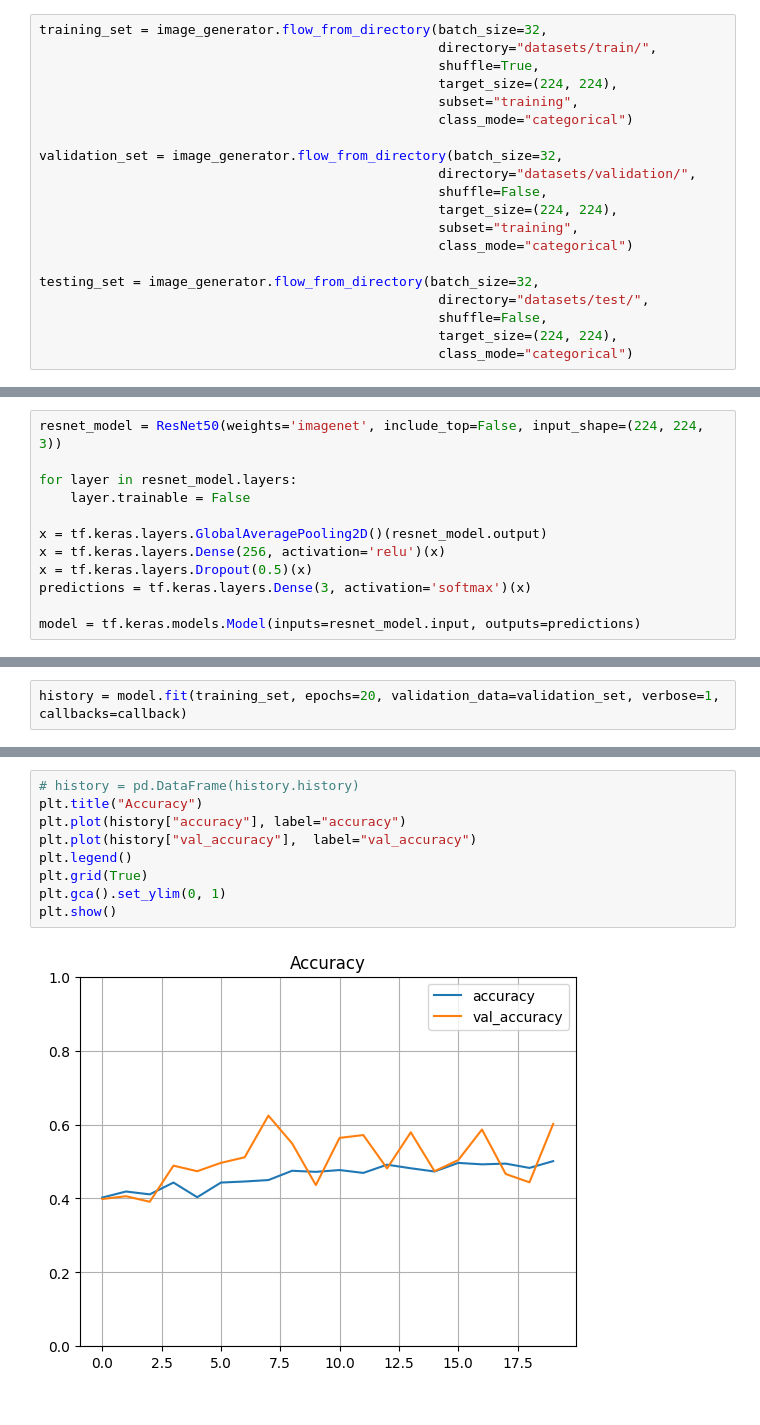
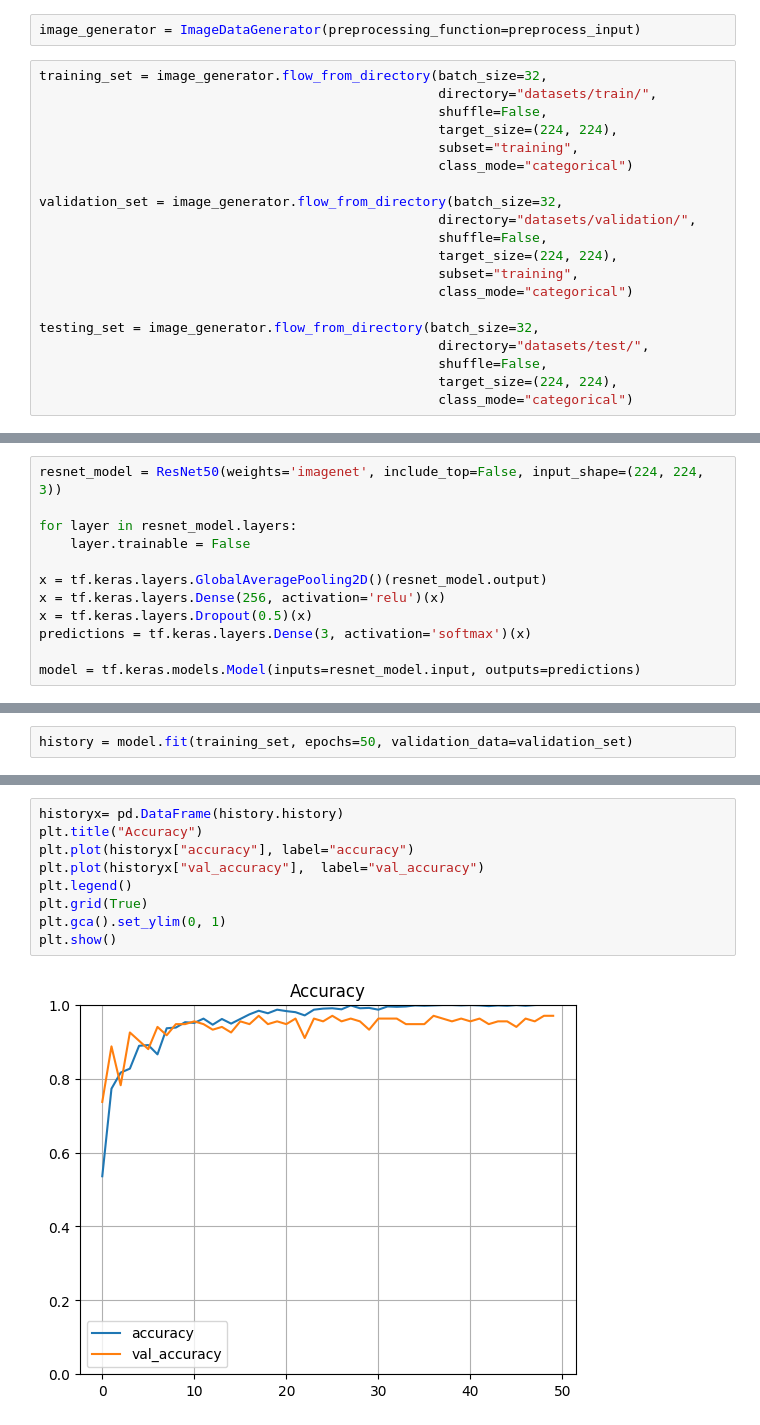
Before and after one commit to trizkynoviandy/bean-leaf-classification, a Jupyter notebook: bean-leaf-classification-tensorflow.ipynb, the cells around one changed output, grey strips where cells are left out. Cells and saved outputs as stored; diff of their text form.

```diff
--- a/bean-leaf-classification-tensorflow.ipynb
+++ b/bean-leaf-classification-tensorflow.ipynb
@@ -13,7 +15,9 @@ image_generator = ImageDataGenerator(rescale=1/255)
+# %%
+image_generator = ImageDataGenerator(preprocessing_function=preprocess_input)
 # %%
 training_set = image_generator.flow_from_directory(batch_size=32,
                                                    directory="datasets/train/",
-                                                   shuffle=True,
+                                                   shuffle=False,
                                                    target_size=(224, 224),
                                                    subset="training",
                                                    class_mode="categorical")
@@ -98,3 +92,3 @@ model.compile(loss = 'categorical_crossentropy',
 # %%
-history = model.fit(training_set, epochs=20, validation_data=validation_set, verbose=1, callbacks=callback)
+history = model.fit(training_set, epochs=50, validation_data=validation_set)
 # %% [output]
@@ -138,14 +112,14 @@ history
 # %%
-# history = pd.DataFrame(history.history)
+historyx= pd.DataFrame(history.history)
 plt.title("Accuracy")
-plt.plot(history["accuracy"], label="accuracy")
-plt.plot(history["val_accuracy"],  label="val_accuracy")
+plt.plot(historyx["accuracy"], label="accuracy")
+plt.plot(historyx["val_accuracy"],  label="val_accuracy")
 plt.legend()
 plt.grid(True)
 plt.gca().set_ylim(0, 1)
 plt.show()
 # %% [output]
-[figure, old version]
+[figure, new version]
 # %%
 loss, accuracy = model.evaluate(training_set)
 print("Loss: ", loss)
```
Also changed, not shown: parts of 11 cells of this notebook.
